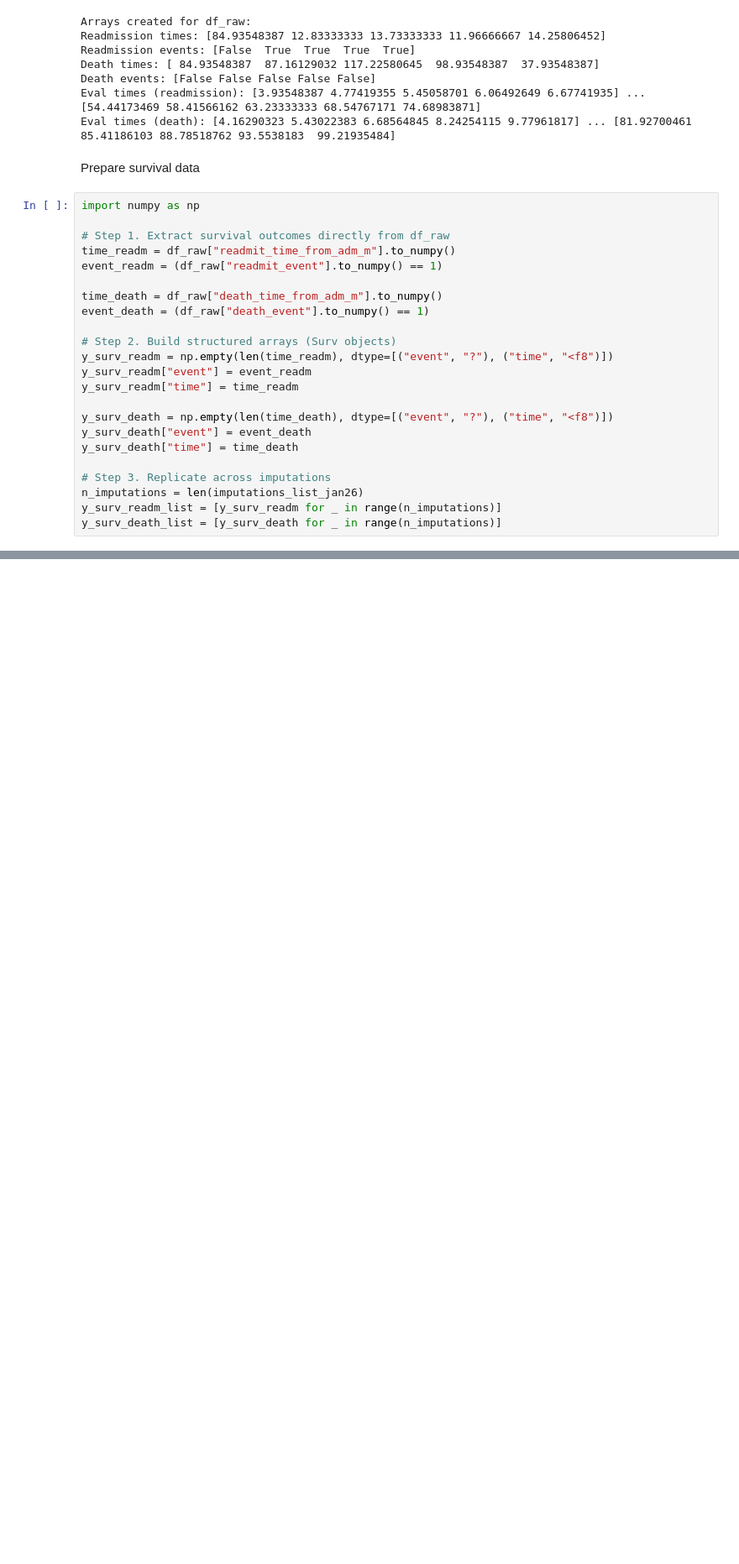
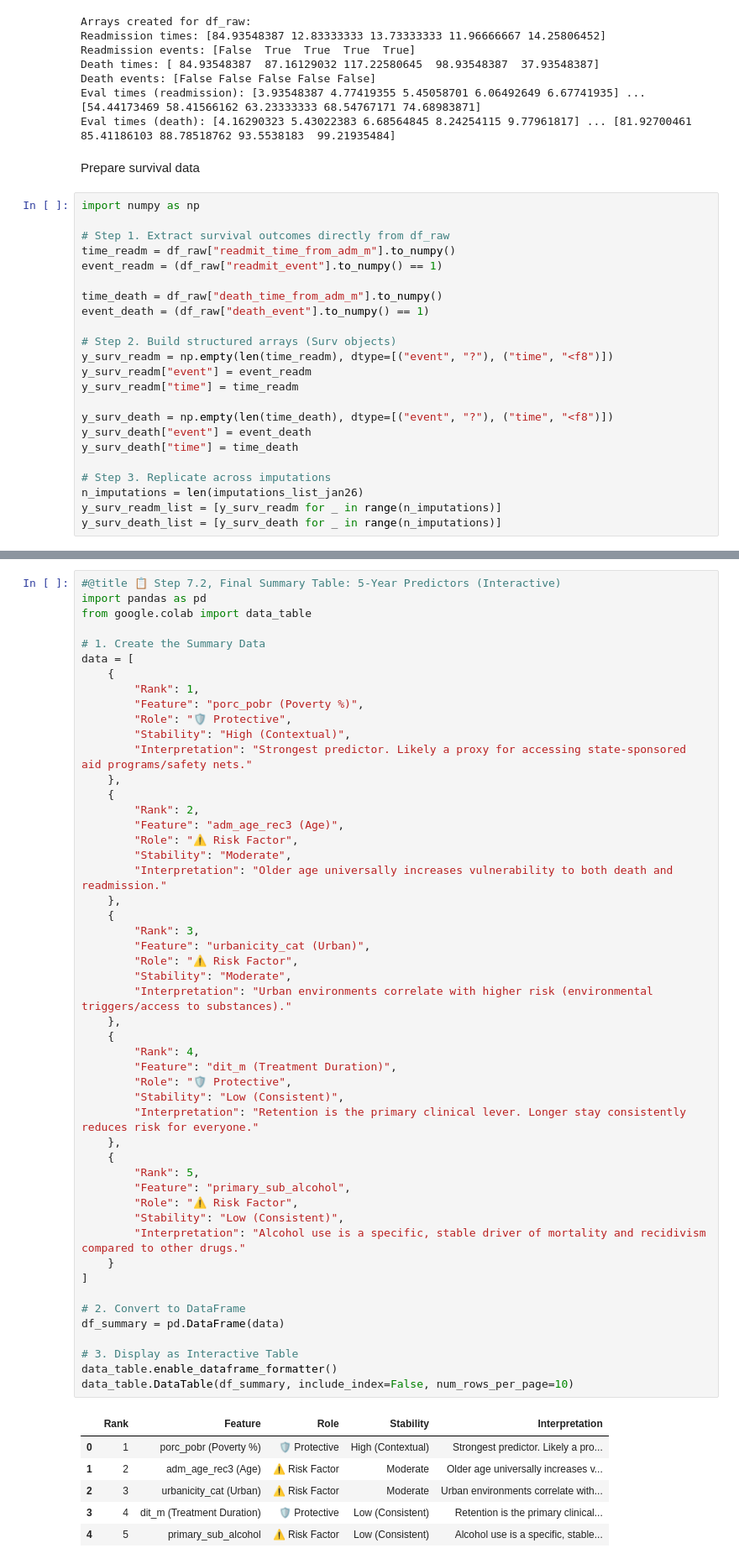
Before and after one commit to FONDECYTACC/cons2025, a Jupyter notebook: DeepHit_jan26.ipynb, the cells around one changed output, grey strips where cells are left out. Shown at 84% size. Drawn from its saved outputs; the diff is of its cells as text; blank space fills up the shorter version.

```diff
--- a/DeepHit_jan26.ipynb
+++ b/DeepHit_jan26.ipynb
@@ -1397,0 +3179,57 @@ except Exception as e:
+# %%
+#@title 📋 Step 7.2, Final Summary Table: 5-Year Predictors (Interactive)
+import pandas as pd
+from google.colab import data_table
+
+# 1. Create the Summary Data
+data = [
+    {
+        "Rank": 1,
+        "Feature": "porc_pobr (Poverty %)",
+        "Role": "🛡️ Protective",
+        "Stability": "High (Contextual)",
+        "Interpretation": "Strongest predictor. Likely a proxy for accessing state-sponsored aid programs/safety nets."
+    },
+    {
+        "Rank": 2,
+        "Feature": "adm_age_rec3 (Age)",
+        "Role": "⚠️ Risk Factor",
+        "Stability": "Moderate",
+        "Interpretation": "Older age universally increases vulnerability to both death and readmission."
+    },
+    {
+        "Rank": 3,
+        "Feature": "urbanicity_cat (Urban)",
+        "Role": "⚠️ Risk Factor",
+        "Stability": "Moderate",
+        "Interpretation": "Urban environments correlate with higher risk (environmental triggers/access to substances)."
+    },
+    {
+        "Rank": 4,
+        "Feature": "dit_m (Treatment Duration)",
+        "Role": "🛡️ Protective",
+        "Stability": "Low (Consistent)",
+        "Interpretation": "Retention is the primary clinical lever. Longer stay consistently reduces risk for everyone."
+    },
+    {
+        "Rank": 5,
+        "Feature": "primary_sub_alcohol",
+        "Role": "⚠️ Risk Factor",
+        "Stability": "Low (Consistent)",
+        "Interpretation": "Alcohol use is a specific, stable driver of mortality and recidivism compared to other drugs."
+    }
+]
+
+# 2. Convert to DataFrame
+df_summary = pd.DataFrame(data)
+
+# 3. Display as Interactive Table
+data_table.enable_dataframe_formatter()
+data_table.DataTable(df_summary, include_index=False, num_rows_per_page=10)
+# %% [output]
+|  | Rank | Feature | Role | Stability | Interpretation |
+| 0 | 1 | porc_pobr (Poverty %) | 🛡️ Protective | High (Contextual) | Strongest predictor. Likely a pro... |
+| 1 | 2 | adm_age_rec3 (Age) | ⚠️ Risk Factor | Moderate | Older age universally increases v... |
+| 2 | 3 | urbanicity_cat (Urban) | ⚠️ Risk Factor | Moderate | Urban environments correlate with... |
+| 3 | 4 | dit_m (Treatment Duration) | 🛡️ Protective | Low (Consistent) | Retention is the primary clinical... |
+| 4 | 5 | primary_sub_alcohol | ⚠️ Risk Factor | Low (Consistent) | Alcohol use is a specific, stable... |
```
Also changed, not shown: parts of 52 cells of this notebook.
